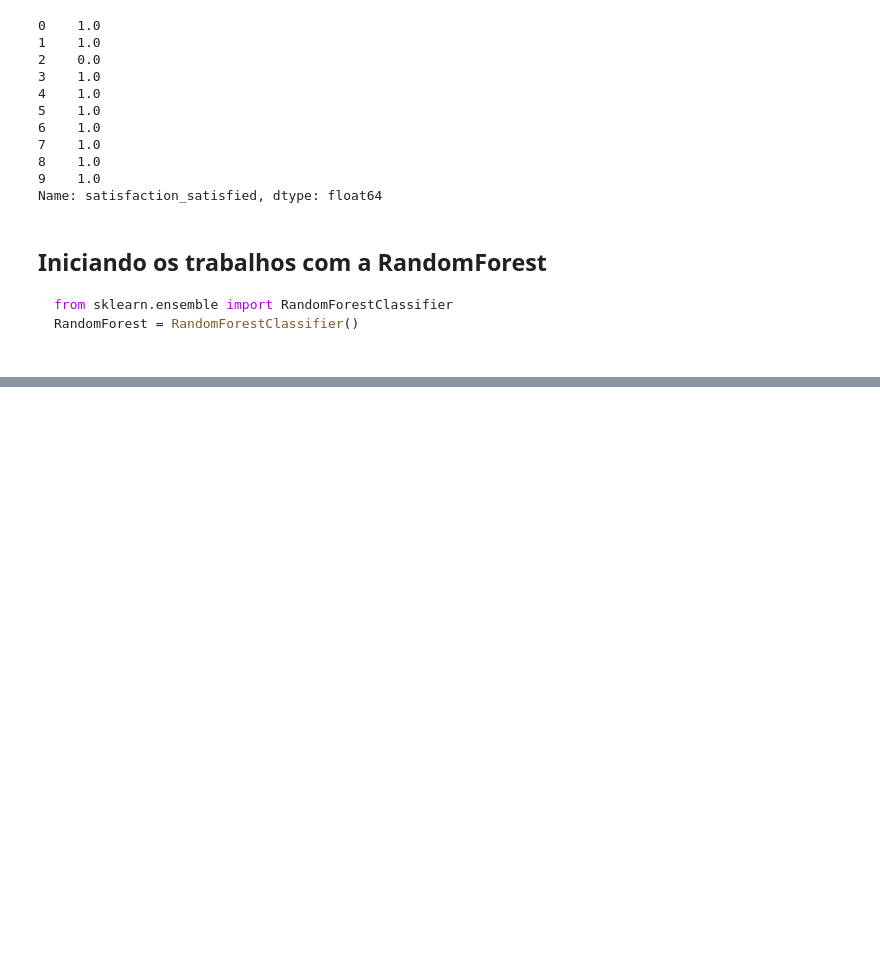
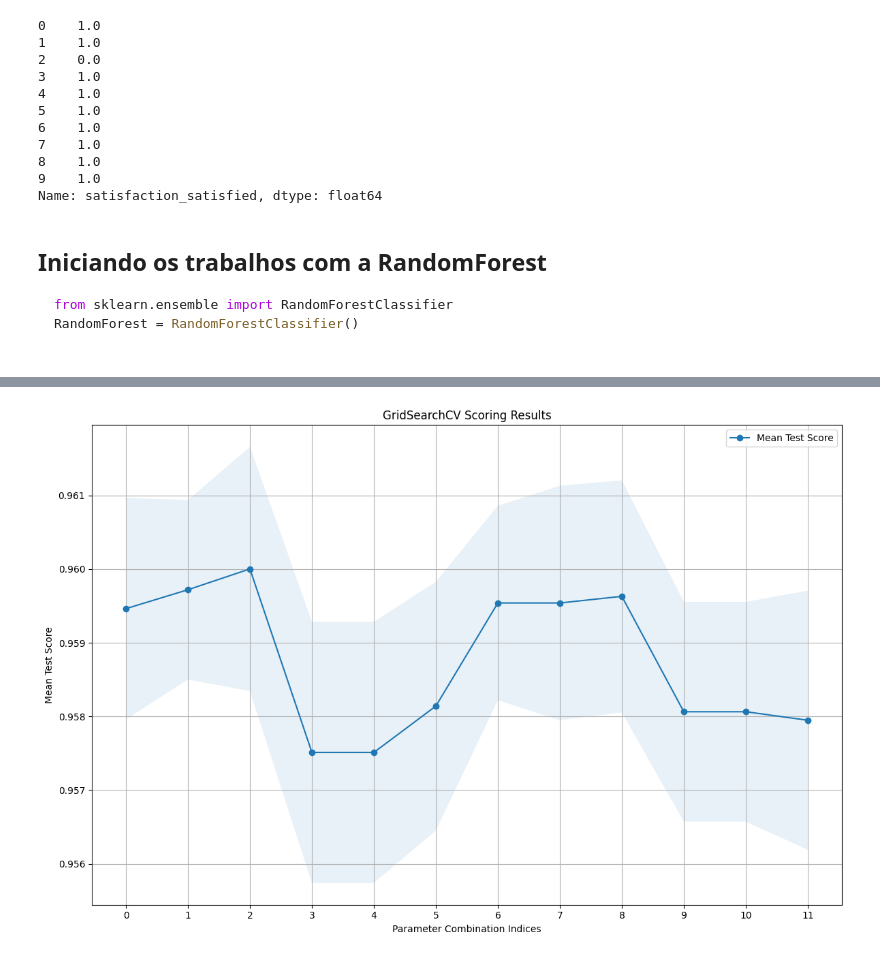
Before and after one commit to FrederickAlmeida/Airline-Passenger-Satisfaction, a Jupyter notebook: random_forest.ipynb, the cells around one changed output, grey strips where cells are left out. Saved outputs shown, nothing was run; the diff lists cells and outputs as text; code cells hidden in the pictures; blank space fills up the shorter version.

```diff
--- a/random_forest.ipynb
+++ b/random_forest.ipynb
@@ -94,0 +192,28 @@ import mlflow
+# %%
+import matplotlib.pyplot as plt
+import numpy as np
+
+# Extract mean test scores
+mean_test_scores = grid_search.cv_results_['mean_test_score']
+
+# Optional: Extract standard deviation of test scores
+std_test_scores = grid_search.cv_results_['std_test_score']
+
+# Generate indices for each parameter combination
+indices = np.arange(len(grid_search.cv_results_['params']))
+
+# Plotting
+plt.figure(figsize=(12, 8))
+plt.plot(indices, mean_test_scores, marker='o', label='Mean Test Score')
+plt.fill_between(indices, mean_test_scores - std_test_scores, mean_test_scores + std_test_scores, alpha=0.1)
+
+plt.xticks(indices)  # Set x-ticks to indices
+plt.xlabel('Parameter Combination Indices')
+plt.ylabel('Mean Test Score')
+plt.title('GridSearchCV Scoring Results')
+plt.legend()
+plt.grid(True)
+plt.tight_layout()  # Adjust layout to make room for x-axis labels
+plt.show()
+# %% [output]
+[figure, added]
```
Also changed, not shown: parts of 18 cells of this notebook.
